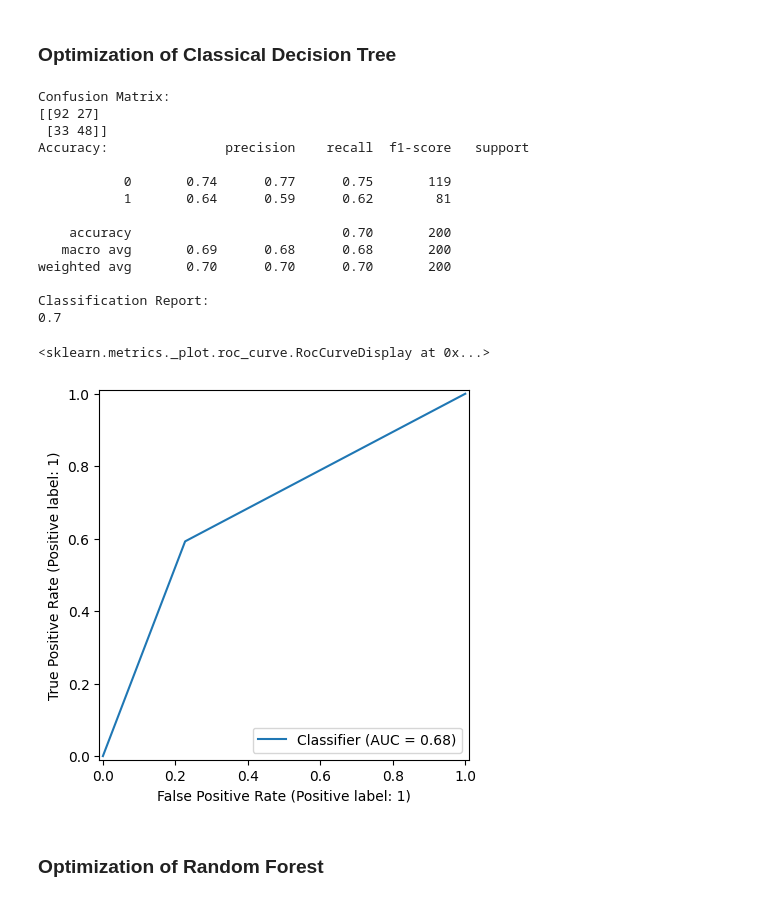
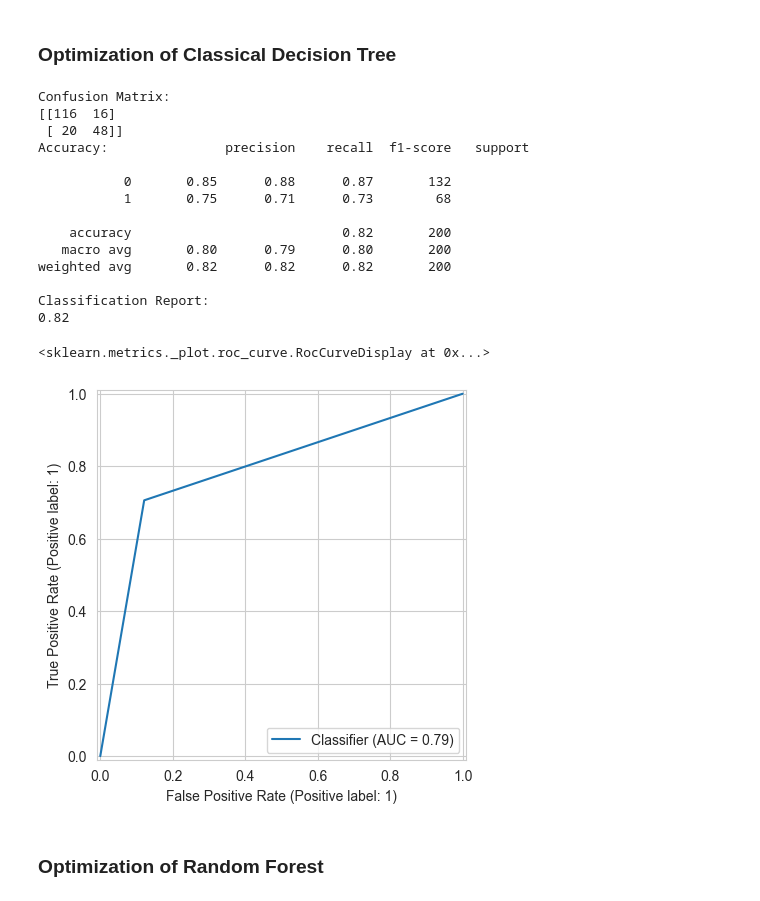
Before and after one commit to Pipasgonzalez/statistical_learning_trees, a Jupyter notebook: JägerGallego_GallegoJimenez.ipynb, the cells around one changed output. Cells and saved outputs as stored; diff of their text form; code cells hidden in the pictures.

```diff
--- a/JägerGallego_GallegoJimenez.ipynb
+++ b/JägerGallego_GallegoJimenez.ipynb
@@ -17,0 +88,7 @@ This includes importing, sampling, one hot encoding / normalizing and lastly spl
+# %%
+# Length before removing negative lengths
+print(len(data_matrix))
+data_matrix = data_matrix[data_matrix["long"]>0]
+target_matrix = target_matrix.iloc[data_matrix.index]
+# Length after removing negative lengths
+print(len(data_matrix))
@@ -123,17 +182,12 @@ predictions_xgboost = XGTree.predict(X_test)
 # %% [markdown]
 ## Model 4: Standard Logistic Regression
 # %%
-from sklearn.linear_model import LogisticRegression
-
 logModel = LogisticRegression(
     penalty = "l2",
     dual=False,
     random_state=420,
-    solver="lbfgs"
+    solver="newton-cholesky"
 )
-logModel.fit(X_train, Y_train)
+logModel.fit(X_train, Y_train.to_numpy().ravel())
 
-predictions = logModel.predict(X_test)
-# print(pd.Series(predictions).describe())
-# Here we should do AUC ROC
-predictions_logreg = (predictions > 0.1).astype(int)
+predictions_logreg = logModel.predict(X_test)
@@ -140,3 +196,16 @@ predictions_logreg = (predictions > 0.1).astype(int)
+# %%
+svm_pipeline = Pipeline([
+    ('scaler', StandardScaler()),
+    ('svm', SVC(
+        random_state=420,
+        kernel="poly",
+        degree=4,
+        class_weight="balanced"))
+])
+
+svm_pipeline.fit(X_train, Y_train.to_numpy().ravel())
+
+predictions_svm = svm_pipeline.predict(X_test)
 # %% [markdown]
 ## Model Evaluation
 # %%
@@ -281,47 +378,47 @@ param_grid = {
     "min_samples_leaf":[1,2,5,10,20],
 
 }
-scoring = ["accuracy"]
+scoring = "accuracy"
 
 gridSearchedTree = GridSearchCV(
     tree,
     param_grid=param_grid,
     scoring=scoring,
     cv=10, # 10-Fold Cross Validation,
-    refit="acciracy"
+    refit=True
 )
 
 gridSearchedTree.fit(X_train, Y_train)
 
 best_tree = gridSearchedTree.best_estimator_
 predictions_gridsearch_tree = best_tree.predict(X_test)
 
 confusion_gridsearch_tree = confusion_matrix(Y_test, predictions_gridsearch_tree)
 report_gridsearch_tree = classification_report(Y_test, predictions_gridsearch_tree)
 accuracy_gridsearch_tree = accuracy_score(Y_test, predictions_gridsearch_tree)
 
 print(f"Confusion Matrix:\n{confusion_gridsearch_tree}")
-print(f"Accuracy: {report_gridsearch_tree}")
-print(f"Classification Report:\n{accuracy_gridsearch_tree}")
+print(f"Accuracy: {accuracy_gridsearch_tree}")
+print(f"Classification Report:\n{report_gridsearch_tree}")
 
 RocCurveDisplay.from_predictions(Y_test, predictions_gridsearch_tree)
 # %% [output]
 Confusion Matrix:
-[[92 27]
- [33 48]]
+[[116  16]
+ [ 20  48]]
 Accuracy:               precision    recall  f1-score   support
 
-           0       0.74      0.77      0.75       119
-           1       0.64      0.59      0.62        81
+           0       0.85      0.88      0.87       132
+           1       0.75      0.71      0.73        68
 
-    accuracy                           0.70       200
-   macro avg       0.69      0.68      0.68       200
-weighted avg       0.70      0.70      0.70       200
+    accuracy                           0.82       200
+   macro avg       0.80      0.79      0.80       200
+weighted avg       0.82      0.82      0.82       200
 
 Classification Report:
-0.7
+0.82
 <sklearn.metrics._plot.roc_curve.RocCurveDisplay at 0x...>
-[figure, old version]
+[figure, new version]
 # %% [markdown]
 ### Optimization of Random Forest
 # %%
```
Also changed, not shown: parts of 23 cells of this notebook, 1 other file.
